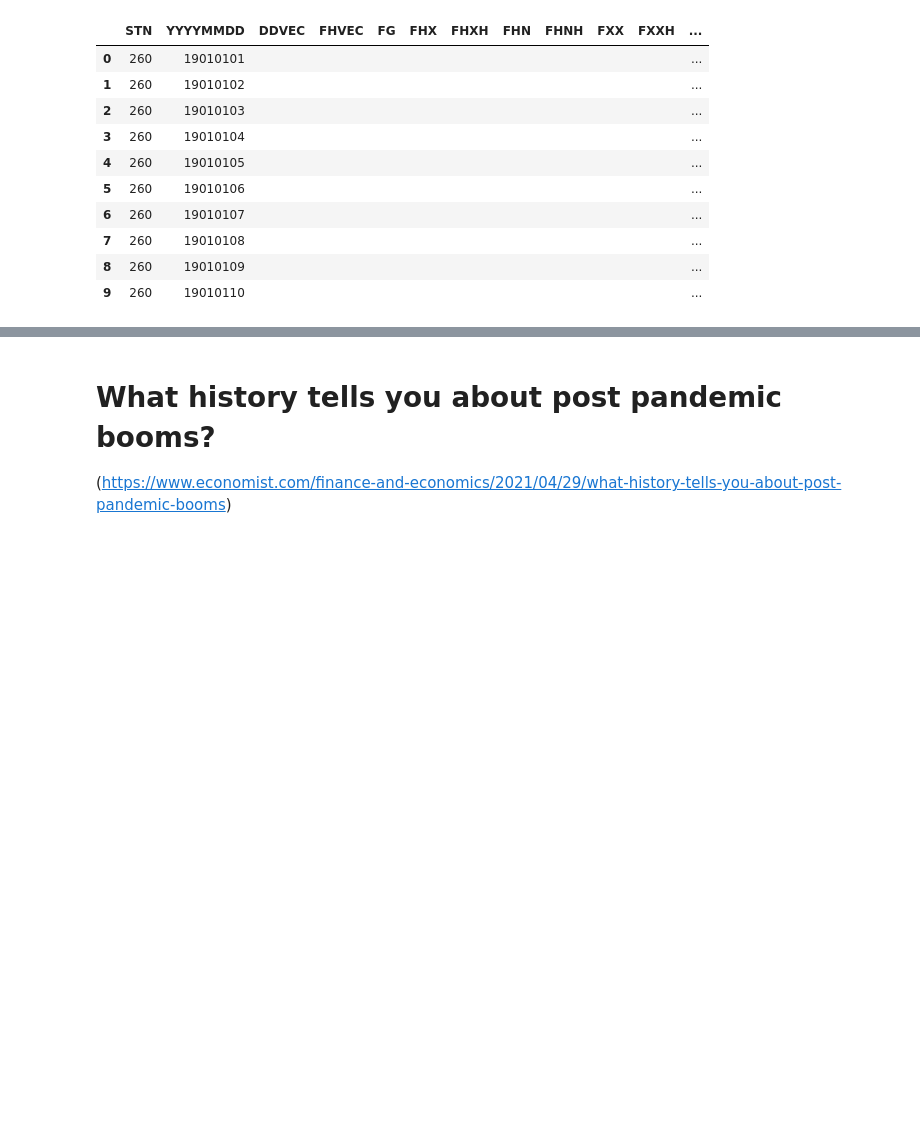
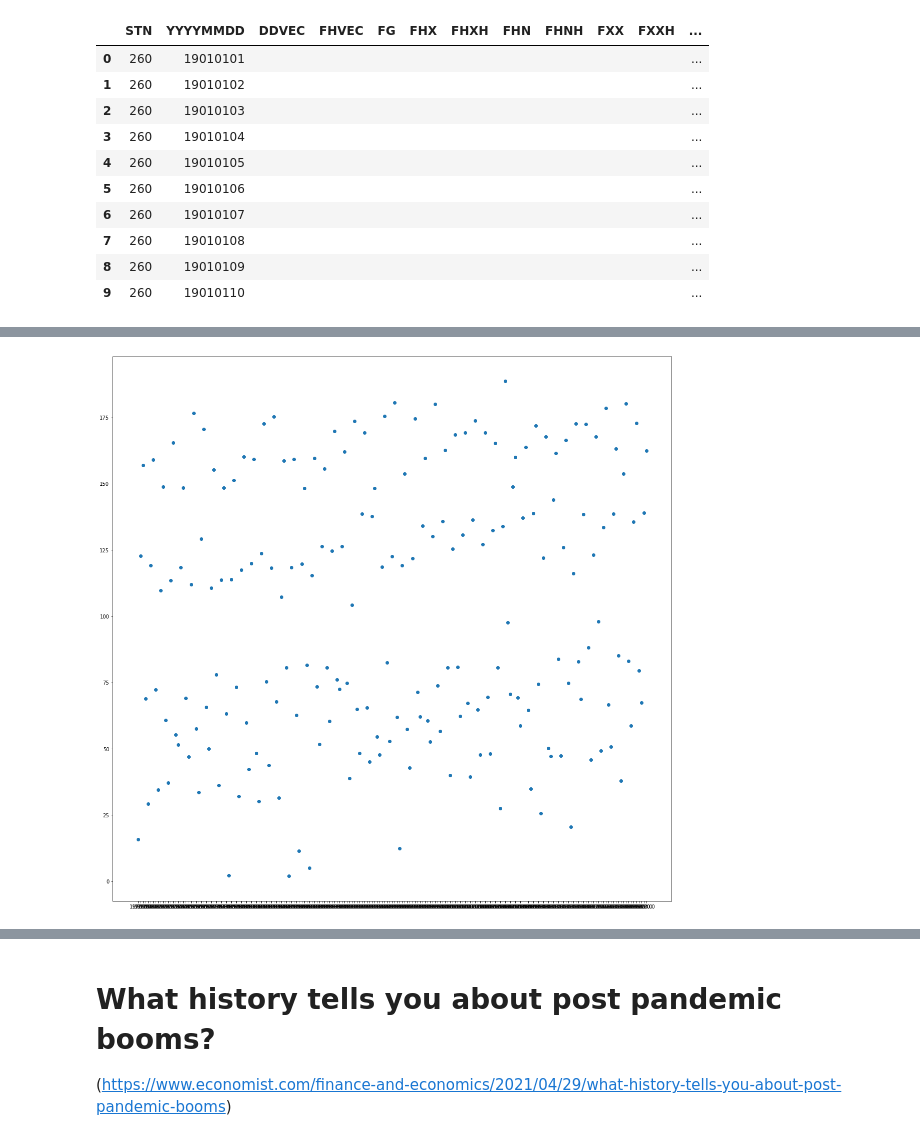
Before and after one commit to dsirtioglu/python, a Jupyter notebook: RR_NL_Energy_Prediction.ipynb, the cells around one changed output, grey strips where cells are left out. Saved outputs shown, nothing was run; the diff lists cells and outputs as text; code cells hidden in the pictures; blank space fills up the shorter version.

```diff
--- a/RR_NL_Energy_Prediction.ipynb
+++ b/RR_NL_Energy_Prediction.ipynb
@@ -300,6 +299,7 @@ dtype: object
 Weather['Date'] = pd.to_datetime(Weather['YYYYMMDD'].astype(int), format = '%Y%m%d')
 Weather['Year'] = Weather['Date'].dt.year
 Weather['Month'] = Weather['Date'].dt.month
+Weather['Period'] = pd.PeriodIndex(Weather.Date, freq='Q')
 
 Weather.head(10)
 # %% [output]
@@ -326,0 +317,5 @@ plt.show
+# %%
+#Create the quarterly average weather dataset
+Weather_Quarterly = Weather.groupby(['Period'], as_index = False).mean()
+Weather_Quarterly = Weather_Quarterly[Weather_Quarterly['Period'] >= '1970Q1']
+Weather_Quarterly
@@ -327,3 +336,13 @@ plt.show
+# %%
+x = np.arange(0,len(Weather_Quarterly),1)
+fig, ax = plt.subplots(1,1)
+ax.scatter(x,Weather_Quarterly['TG'])
+ax.set_xticks(x)
+ax.set_xticklabels(Weather_Quarterly['Year'])
+plt.gcf().set_size_inches((20, 20))
+plt.show()
+# %% [output]
+[figure, added]
 # %%
 #Input variable: Economic Output (source: https://data.oecd.org/gdp/quarterly-gdp.htm)
 #Yearly and quarterly percentage changes, all countries
```
Also changed, not shown: parts of 16 cells of this notebook.
